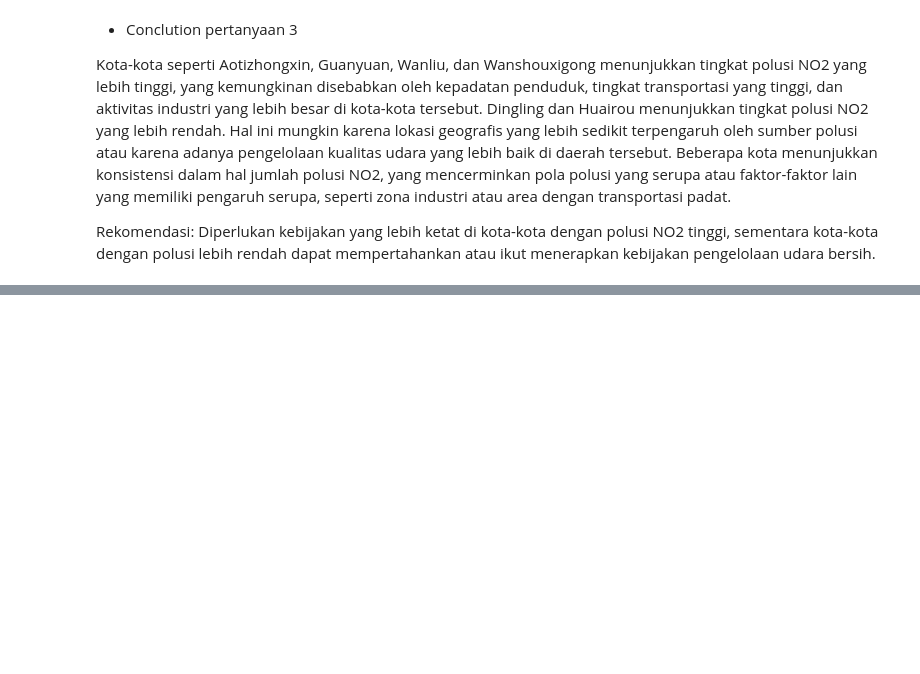
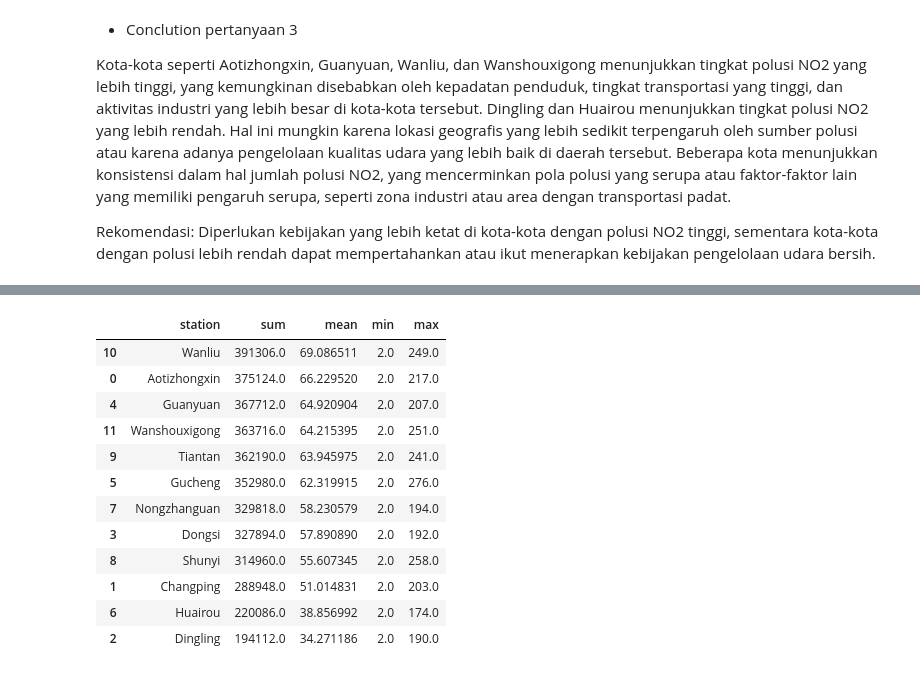
Before and after one commit to rrtxt/proyek-analisis-data-dicoding, a Jupyter notebook: Proyek_Analisis_Data_Rizfi.ipynb, the cells around one changed output, grey strips where cells are left out. Cells and saved outputs as stored; diff of their text form; code cells hidden in the pictures; blank space fills up the shorter version.

```diff
--- a/Proyek_Analisis_Data_Rizfi.ipynb
+++ b/Proyek_Analisis_Data_Rizfi.ipynb
@@ -694,0 +718,27 @@ Rekomendasi: Diperlukan kebijakan yang lebih ketat di kota-kota dengan polusi NO
+# %%
+cleaned_df2 = pd.read_csv("./dataset/cleaned_PRSA_Data.csv")
+sub = cleaned_df2[["station", "year", "NO2"]]
+
+sub_2017 = sub[sub["year"] == 2017]
+
+polution_by_station = sub_2017.groupby(by="station").agg({
+    "NO2": ["sum", "mean", "min", "max"],
+})
+
+sorted_polution = polution_by_station.NO2.reset_index().sort_values(by="sum", ascending=False)
+# %%
+sorted_polution
+# %% [output]
+|  | station | sum | mean | min | max |
+| 10 | Wanliu | 391306.0 | 69.086511 | 2.0 | 249.0 |
+| 0 | Aotizhongxin | 375124.0 | 66.229520 | 2.0 | 217.0 |
+| 4 | Guanyuan | 367712.0 | 64.920904 | 2.0 | 207.0 |
+| 11 | Wanshouxigong | 363716.0 | 64.215395 | 2.0 | 251.0 |
+| 9 | Tiantan | 362190.0 | 63.945975 | 2.0 | 241.0 |
+| 5 | Gucheng | 352980.0 | 62.319915 | 2.0 | 276.0 |
+| 7 | Nongzhanguan | 329818.0 | 58.230579 | 2.0 | 194.0 |
+| 3 | Dongsi | 327894.0 | 57.890890 | 2.0 | 192.0 |
+| 8 | Shunyi | 314960.0 | 55.607345 | 2.0 | 258.0 |
+| 1 | Changping | 288948.0 | 51.014831 | 2.0 | 203.0 |
+| 6 | Huairou | 220086.0 | 38.856992 | 2.0 | 174.0 |
+| 2 | Dingling | 194112.0 | 34.271186 | 2.0 | 190.0 |
```
Also changed, not shown: parts of 21 cells of this notebook, 2 other files.
